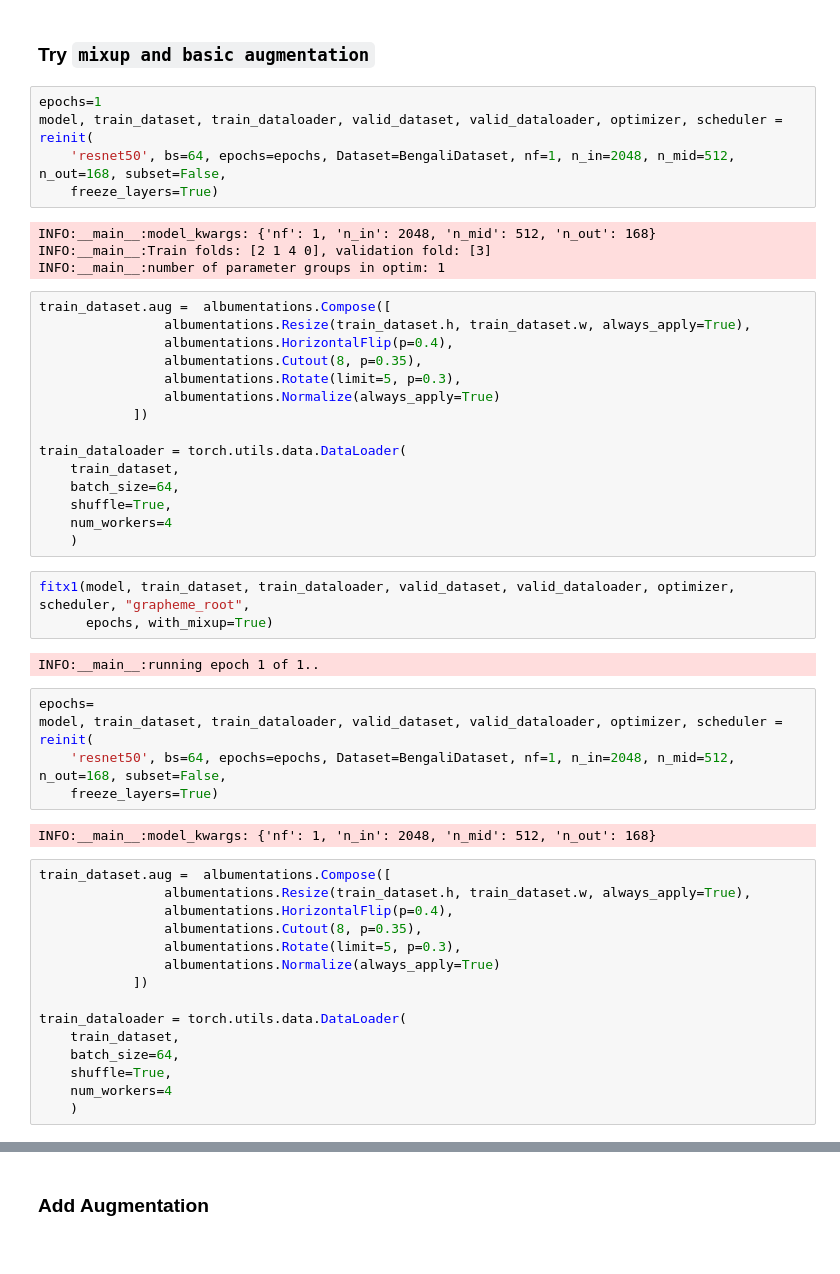
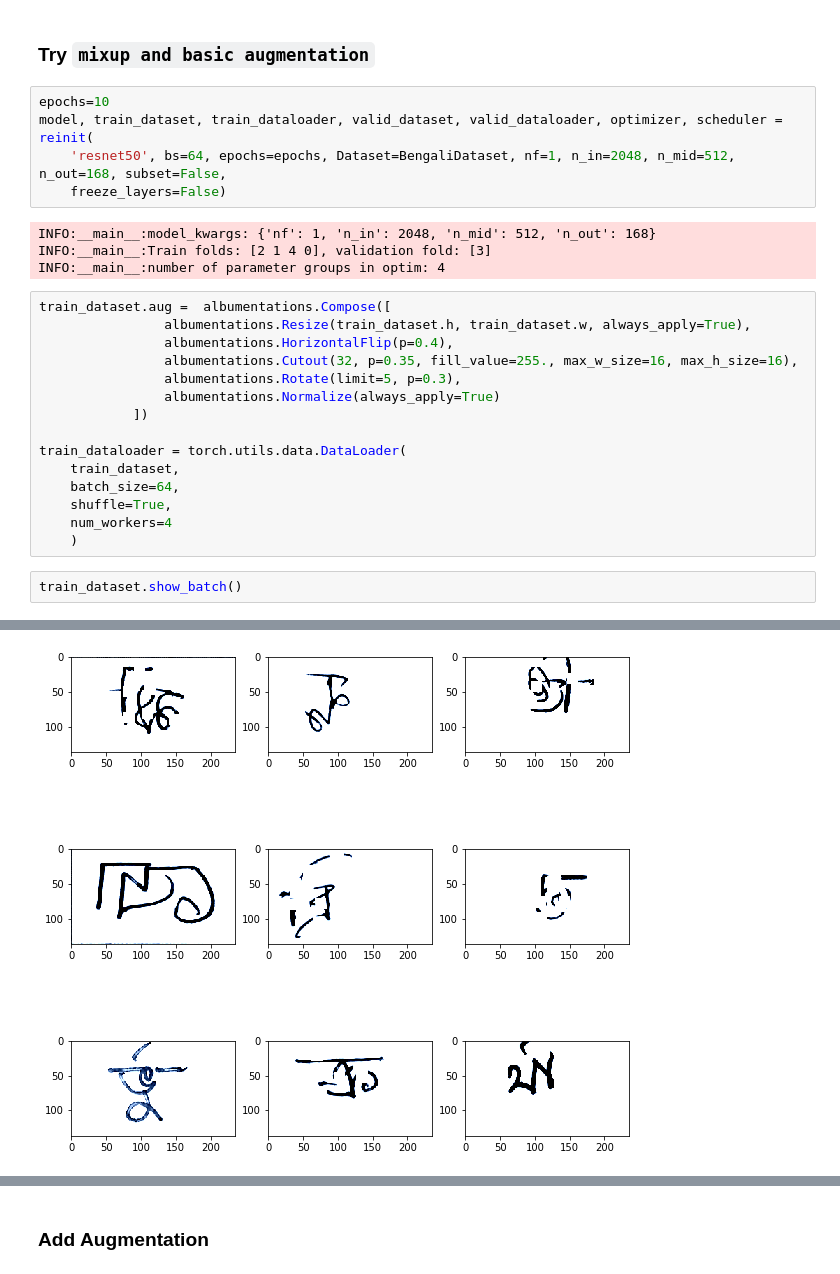
Before and after one commit to amaarora/bengaliAI, a Jupyter notebook: nbs/Kaggle_Bengali_Experiments.ipynb, the cells around one changed output, grey strips where cells are left out. Cells and saved outputs as stored; diff of their text form.

Commit message:
Add cutout

```diff
--- a/nbs/Kaggle_Bengali_Experiments.ipynb
+++ b/nbs/Kaggle_Bengali_Experiments.ipynb
@@ -530,19 +530,19 @@ INFO:__main__:validation recall score: 89.05
 # %% [markdown]
 ### Try `mixup and basic augmentation`
 # %%
-epochs=1
+epochs=10
 model, train_dataset, train_dataloader, valid_dataset, valid_dataloader, optimizer, scheduler = reinit(
     'resnet50', bs=64, epochs=epochs, Dataset=BengaliDataset, nf=1, n_in=2048, n_mid=512, n_out=168, subset=False,
-    freeze_layers=True)
+    freeze_layers=False)
 # %% [output]
 INFO:__main__:model_kwargs: {'nf': 1, 'n_in': 2048, 'n_mid': 512, 'n_out': 168}
 INFO:__main__:Train folds: [2 1 4 0], validation fold: [3]
-INFO:__main__:number of parameter groups in optim: 1
+INFO:__main__:number of parameter groups in optim: 4
 # %%
 train_dataset.aug =  albumentations.Compose([
                 albumentations.Resize(train_dataset.h, train_dataset.w, always_apply=True),
                 albumentations.HorizontalFlip(p=0.4),
-                albumentations.Cutout(8, p=0.35),
+                albumentations.Cutout(32, p=0.35, fill_value=255., max_w_size=16, max_h_size=16),
                 albumentations.Rotate(limit=5, p=0.3),
                 albumentations.Normalize(always_apply=True)
             ])
@@ -553,30 +553,6 @@ train_dataloader = torch.utils.data.DataLoader(
     shuffle=True,
     num_workers=4
     )
-# %%
-fitx1(model, train_dataset, train_dataloader, valid_dataset, valid_dataloader, optimizer, scheduler, "grapheme_root",
-      epochs, with_mixup=True)
-# %% [output]
-INFO:__main__:running epoch 1 of 1..
-# %%
-epochs=
-model, train_dataset, train_dataloader, valid_dataset, valid_dataloader, optimizer, scheduler = reinit(
-    'resnet50', bs=64, epochs=epochs, Dataset=BengaliDataset, nf=1, n_in=2048, n_mid=512, n_out=168, subset=False,
-    freeze_layers=True)
-# %% [output]
-INFO:__main__:model_kwargs: {'nf': 1, 'n_in': 2048, 'n_mid': 512, 'n_out': 168}
-# %%
-train_dataset.aug =  albumentations.Compose([
-                albumentations.Resize(train_dataset.h, train_dataset.w, always_apply=True),
-                albumentations.HorizontalFlip(p=0.4),
-                albumentations.Cutout(8, p=0.35),
-                albumentations.Rotate(limit=5, p=0.3),
-                albumentations.Normalize(always_apply=True)
-            ])
-
-train_dataloader = torch.utils.data.DataLoader(
-    train_dataset,
-    batch_size=64,
-    shuffle=True,
-    num_workers=4
-    )
+# %%
+train_dataset.show_batch()
+# %% [output]
@@ -583,3 +568,4 @@ train_dataloader = torch.utils.data.DataLoader(
+[figure, added]
 # %%
 fitx1(model, train_dataset, train_dataloader, valid_dataset, valid_dataloader, optimizer, scheduler, "grapheme_root",
       epochs, with_mixup=True)
```
Also changed, not shown: parts of 3 cells of this notebook.
